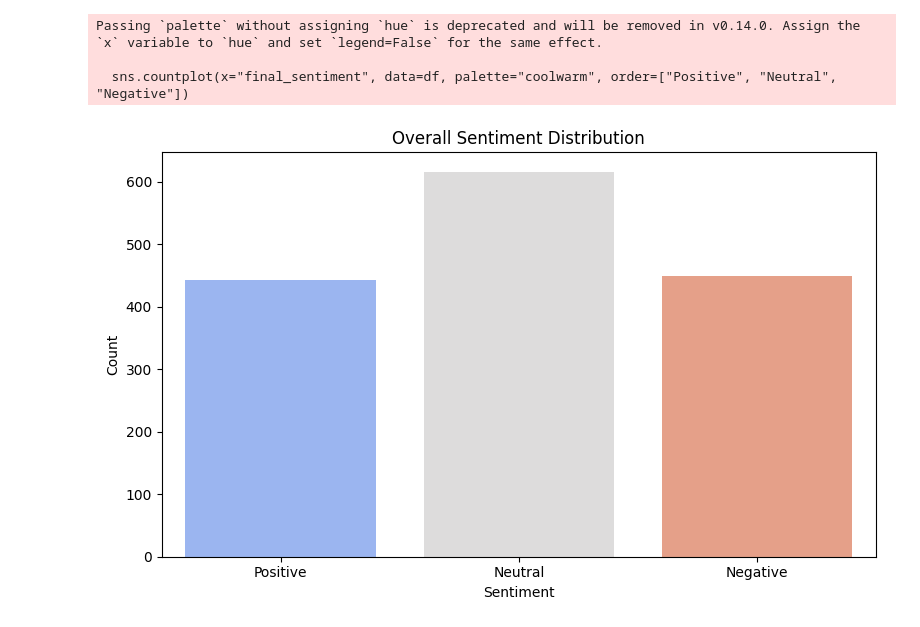
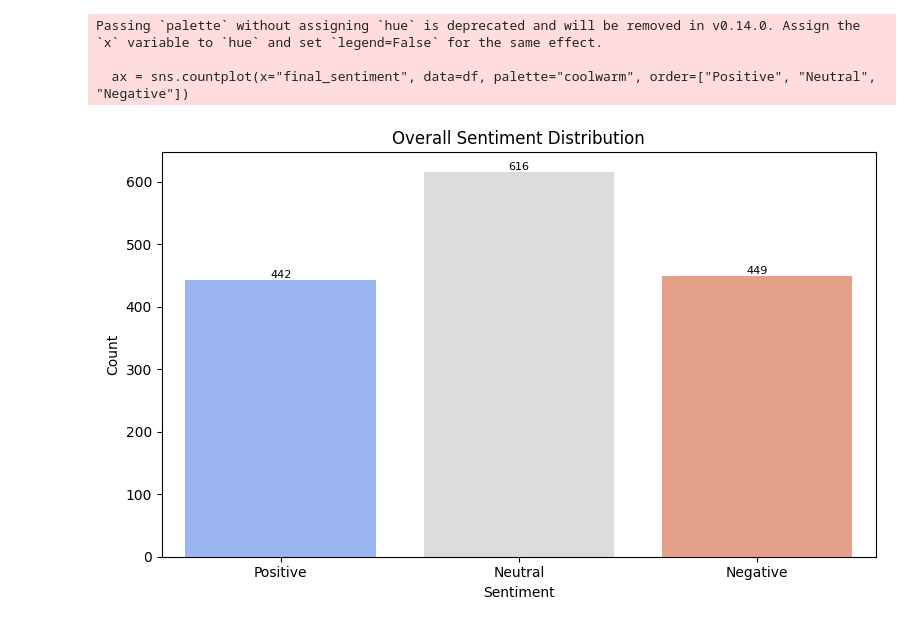
Before and after one commit to HachikaruAnyakwee/SentimentAnalysis, a Jupyter notebook: scripts/sentiment_results_analysis.ipynb, the cells around one changed output. Cells and saved outputs as stored; diff of their text form; code cells hidden in the pictures.

```diff
--- a/scripts/sentiment_results_analysis.ipynb
+++ b/scripts/sentiment_results_analysis.ipynb
@@ -29,19 +29,21 @@ if missing_columns:
 # %%
 #Plot 1: Sentiment Distribution
 plt.figure(figsize=(8, 5))
-sns.countplot(x="final_sentiment", data=df, palette="coolwarm", order=["Positive", "Neutral", "Negative"])
+ax = sns.countplot(x="final_sentiment", data=df, palette="coolwarm", order=["Positive", "Neutral", "Negative"])
 plt.title("Overall Sentiment Distribution")
 plt.xlabel("Sentiment")
 plt.ylabel("Count")
+for p in ax.patches:
+    ax.text(p.get_x() + p.get_width()/2., p.get_height(), '%d' % int(p.get_height()), ha="center", va="bottom", size=8)
 plt.tight_layout()
 plt.savefig(os.path.join(sentiment_dir, "sentiment_distribution.png"))
 plt.show()
 plt.close()
 report = []
 report.append("📊 Overall Sentiment Distribution plot saved to: sentiment_distribution.png")
 logging.info("📊 Sentiment distribution plot saved.")
 # %% [output]
 Passing `palette` without assigning `hue` is deprecated and will be removed in v0.14.0. Assign the `x` variable to `hue` and set `legend=False` for the same effect.
 
-  sns.countplot(x="final_sentiment", data=df, palette="coolwarm", order=["Positive", "Neutral", "Negative"])
+  ax = sns.countplot(x="final_sentiment", data=df, palette="coolwarm", order=["Positive", "Neutral", "Negative"])
-[figure, old version]
+[figure, new version]
```
Also changed, not shown: parts of 6 cells of this notebook, 10 other files.
